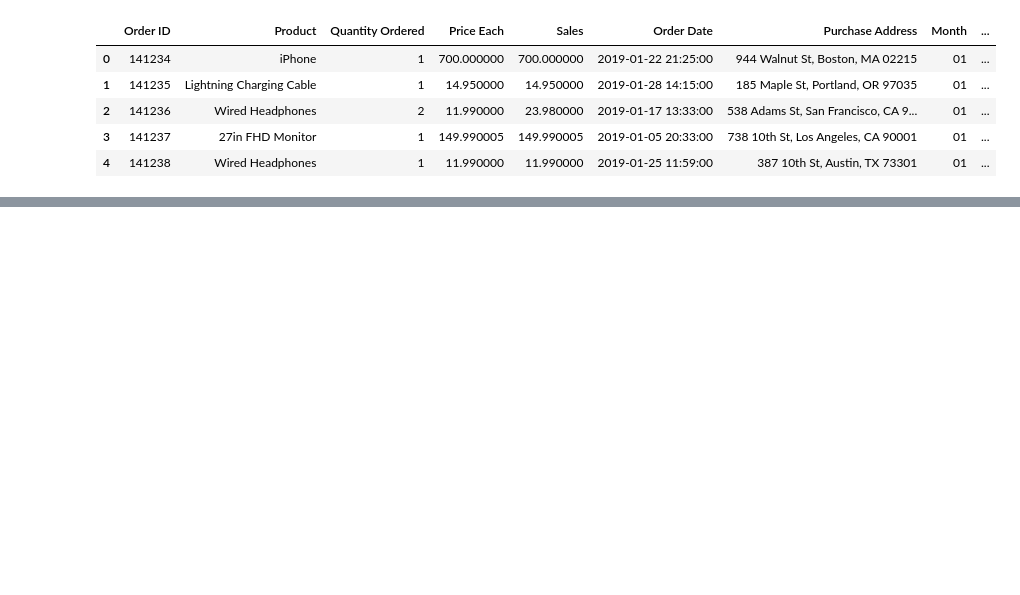
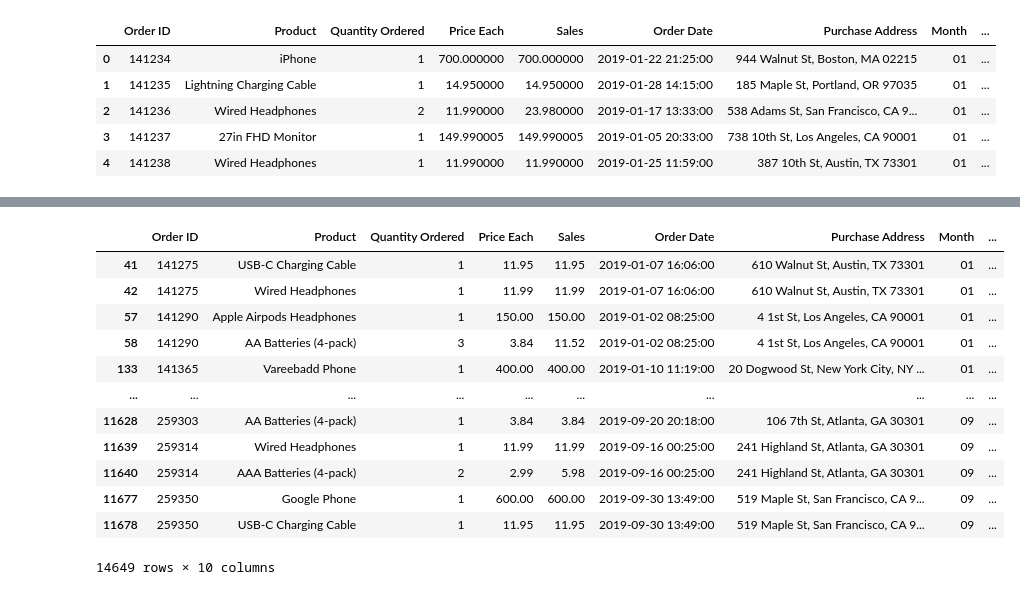
Before and after one commit to ndnam0409/Sales-Reporting, a Jupyter notebook: report.ipynb, the cells around one changed output, grey strips where cells are left out. Cells and saved outputs as stored; diff of their text form; code cells hidden in the pictures; blank space fills up the shorter version.

```diff
--- a/report.ipynb
+++ b/report.ipynb
@@ -298,0 +319,17 @@ plt.show()
+# %%
+df_dup = df[df['Order ID'].duplicated(keep = False)]
+df_dup
+# %% [output]
+|  | Order ID | Product | Quantity Ordered | Price Each | Sales | Order Date | Purchase Address | Month | ... |
+| 41 | 141275 | USB-C Charging Cable | 1 | 11.95 | 11.95 | 2019-01-07 16:06:00 | 610 Walnut St, Austin, TX 73301 | 01 | ... |
+| 42 | 141275 | Wired Headphones | 1 | 11.99 | 11.99 | 2019-01-07 16:06:00 | 610 Walnut St, Austin, TX 73301 | 01 | ... |
+| 57 | 141290 | Apple Airpods Headphones | 1 | 150.00 | 150.00 | 2019-01-02 08:25:00 | 4 1st St, Los Angeles, CA 90001 | 01 | ... |
+| 58 | 141290 | AA Batteries (4-pack) | 3 | 3.84 | 11.52 | 2019-01-02 08:25:00 | 4 1st St, Los Angeles, CA 90001 | 01 | ... |
+| 133 | 141365 | Vareebadd Phone | 1 | 400.00 | 400.00 | 2019-01-10 11:19:00 | 20 Dogwood St, New York City, NY ... | 01 | ... |
+| ... | ... | ... | ... | ... | ... | ... | ... | ... | ... |
+| 11628 | 259303 | AA Batteries (4-pack) | 1 | 3.84 | 3.84 | 2019-09-20 20:18:00 | 106 7th St, Atlanta, GA 30301 | 09 | ... |
+| 11639 | 259314 | Wired Headphones | 1 | 11.99 | 11.99 | 2019-09-16 00:25:00 | 241 Highland St, Atlanta, GA 30301 | 09 | ... |
+| 11640 | 259314 | AAA Batteries (4-pack) | 2 | 2.99 | 5.98 | 2019-09-16 00:25:00 | 241 Highland St, Atlanta, GA 30301 | 09 | ... |
+| 11677 | 259350 | Google Phone | 1 | 600.00 | 600.00 | 2019-09-30 13:49:00 | 519 Maple St, San Francisco, CA 9... | 09 | ... |
+| 11678 | 259350 | USB-C Charging Cable | 1 | 11.95 | 11.95 | 2019-09-30 13:49:00 | 519 Maple St, San Francisco, CA 9... | 09 | ... |
+14649 rows × 10 columns
```
Also changed, not shown: parts of 16 cells of this notebook.
